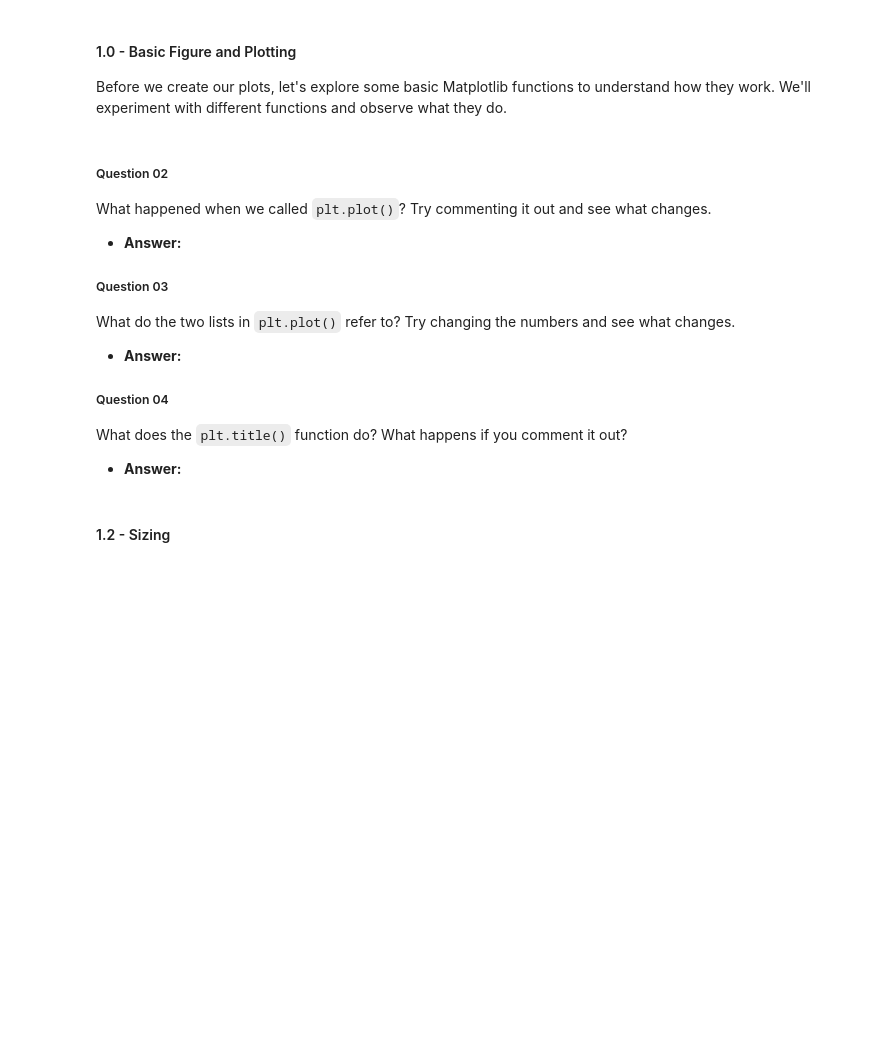
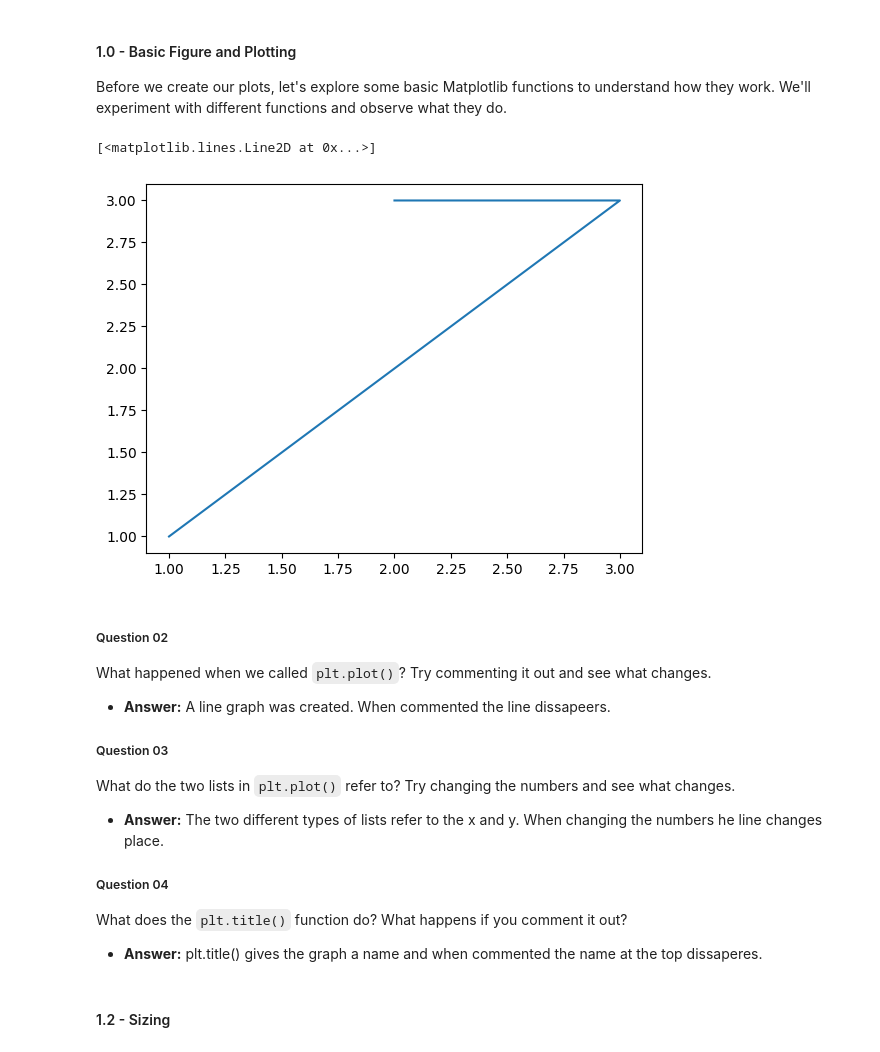
Before and after one commit to UltimateLifeform69/unit-3-data-science, a Jupyter notebook: 00_intro.ipynb, the cells around one changed output. Saved outputs shown, nothing was run; the diff lists cells and outputs as text; code cells hidden in the pictures; blank space fills up the shorter version.

```diff
--- a/00_intro.ipynb
+++ b/00_intro.ipynb
@@ -103,20 +103,24 @@ import matplotlib.pyplot as plt
 #### 1.0 - Basic Figure and Plotting
 Before we create our plots, let's explore some basic Matplotlib functions to understand how they work. We'll experiment with different functions and observe what they do.
 # %%
-plt.plot([1, 2, 3], [1, 2, 3])
-plt.title("My Graph")
+plt.plot([1, 3, 2], [1, 3, 3])
+#plt.title("My Graph")
+# %% [output]
+[<matplotlib.lines.Line2D at 0x...>]
+[figure, added]
 # %% [markdown]
 ##### Question 02
 What happened when we called `plt.plot()`? Try commenting it out and see what changes.
 - **Answer:**
-
+ A line graph was created. When commented the line dissapeers.
 ##### Question 03
 What do the two lists in `plt.plot()` refer to? Try changing the numbers and see what changes.
 - **Answer:**
-
+The two different types of lists refer to the x and y. When changing the numbers he line changes place.
 ##### Question 04
 What does the `plt.title()` function do? What happens if you comment it out?
 - **Answer:**
+plt.title() gives the graph a name and when commented the name at the top dissaperes.
 # %% [markdown]
 #### 1.2 - Sizing
 # %%
```
Also changed, not shown: parts of 4 cells of this notebook, 2 other files.
